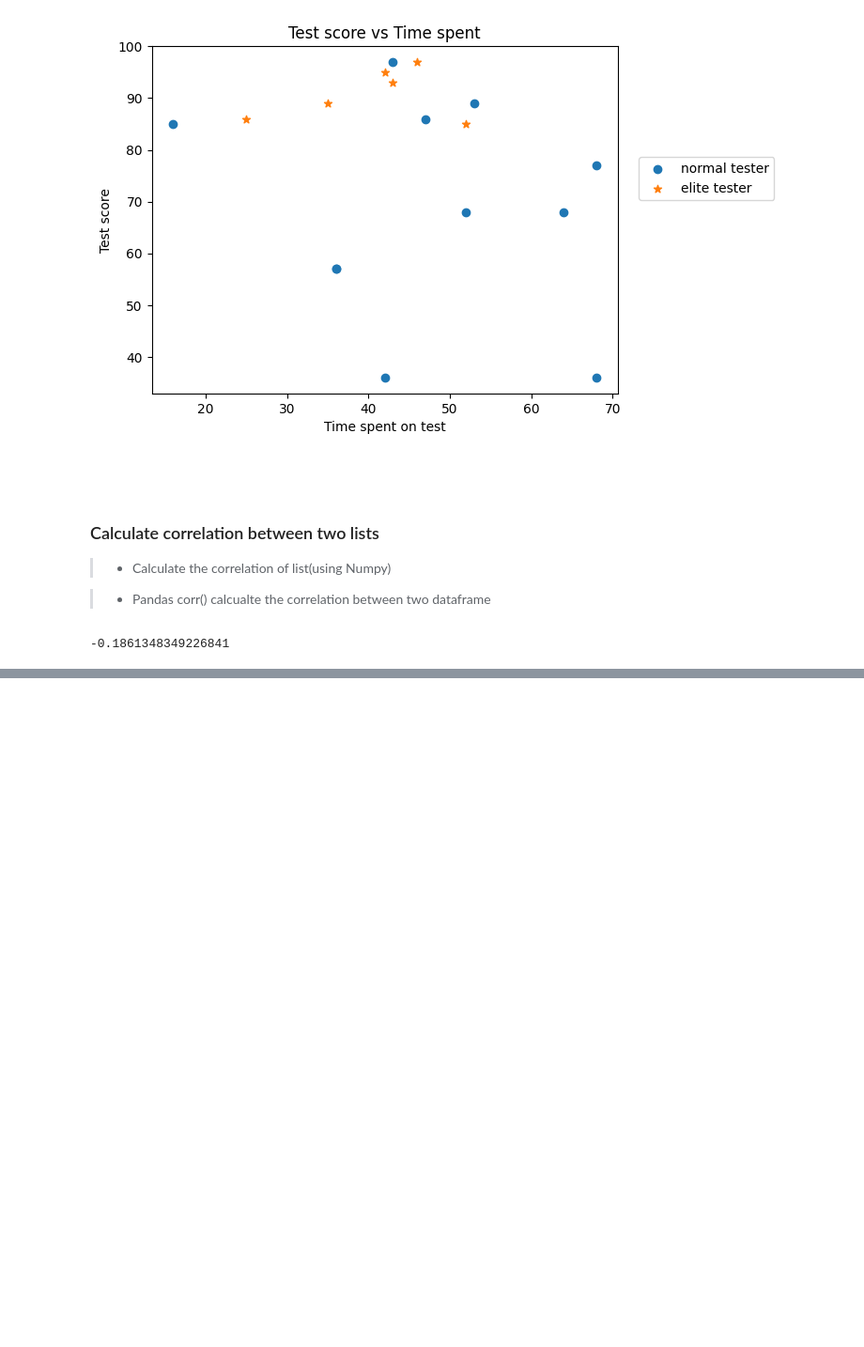
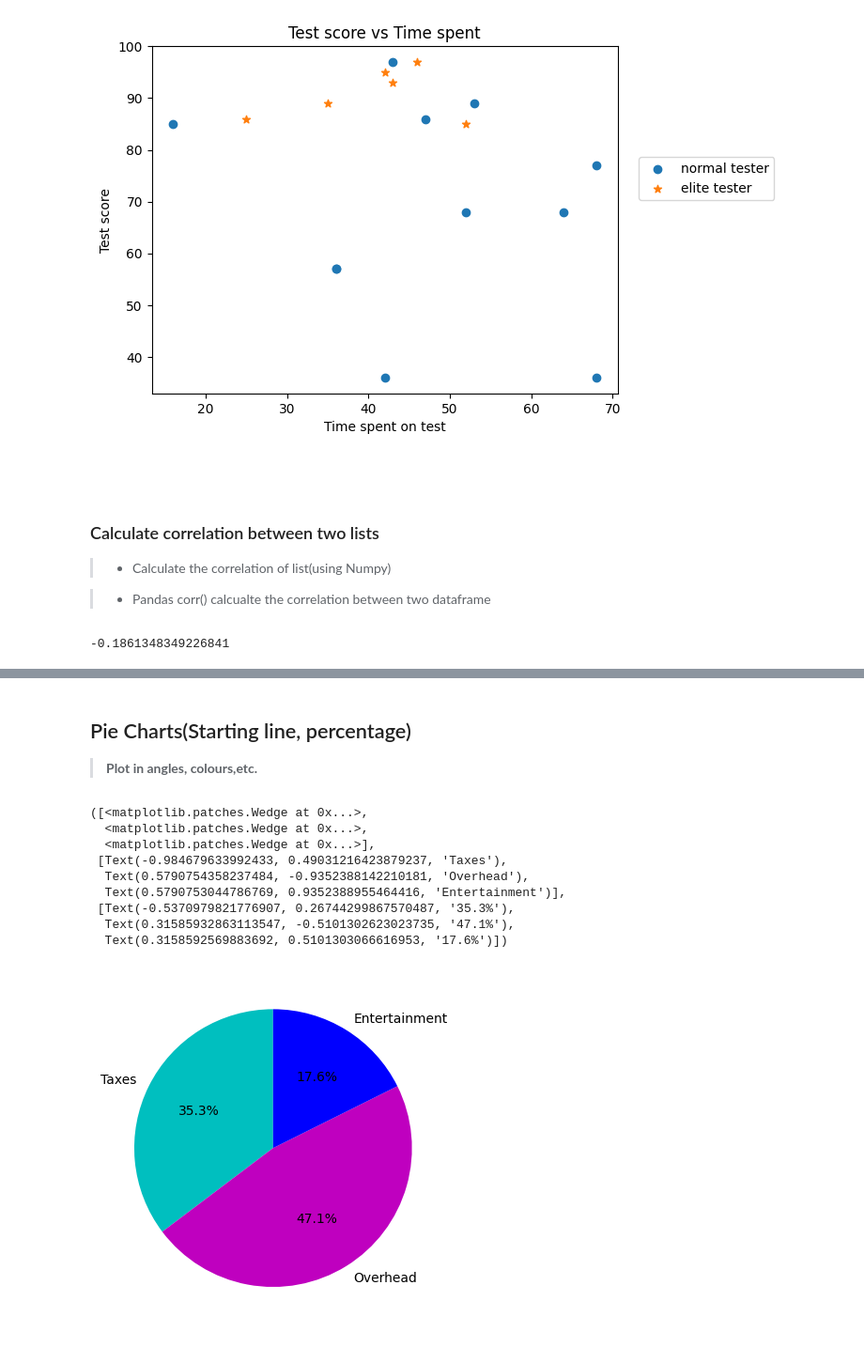
Before and after one commit to thestorytellerMichael/DataVisuaization_Matplotlib, a Jupyter notebook: Matplotlib.ipynb, the cells around one changed output, grey strips where cells are left out. Shown: that part at 94% size. Drawn from its saved outputs; the diff is of its cells as text; code cells hidden in the pictures; blank space fills up the shorter version.

```diff
--- a/Matplotlib.ipynb
+++ b/Matplotlib.ipynb
@@ -210,0 +243,24 @@ print(corr)
+# %% [markdown]
+<a name="cell-Pie"></a>
+## Pie Charts(Starting line, percentage)
+> **Plot in angles, colours,etc.**
+# %%
+labels = ['Taxes','Overhead',"Entertainment"]
+
+sizes=[24,32,12]
+colors=['c','m','b']
+plt.pie(sizes,labels=labels,colors=colors,startangle=90,autopct='%1.1f%%')
+
+# shadow =True to add showdaw, not preferable
+# startangle=90, to start with a straight line on top
+# %% [output]
+([<matplotlib.patches.Wedge at 0x...>,
+  <matplotlib.patches.Wedge at 0x...>,
+  <matplotlib.patches.Wedge at 0x...>],
+ [Text(-0.984679633992433, 0.49031216423879237, 'Taxes'),
+  Text(0.5790754358237484, -0.9352388142210181, 'Overhead'),
+  Text(0.5790753044786769, 0.9352388955464416, 'Entertainment')],
+ [Text(-0.5370979821776907, 0.26744299867570487, '35.3%'),
+  Text(0.31585932863113547, -0.5101302623023735, '47.1%'),
+  Text(0.3158592569883692, 0.5101303066616953, '17.6%')])
+[figure, added]
```
Also changed, not shown: parts of 7 cells of this notebook.
